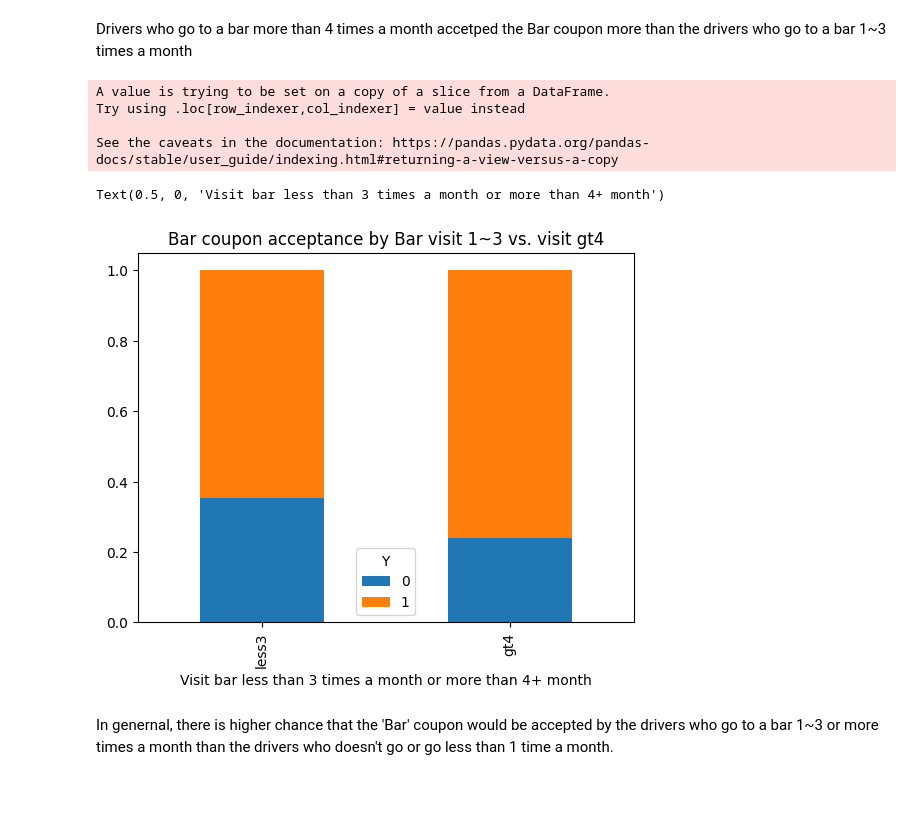
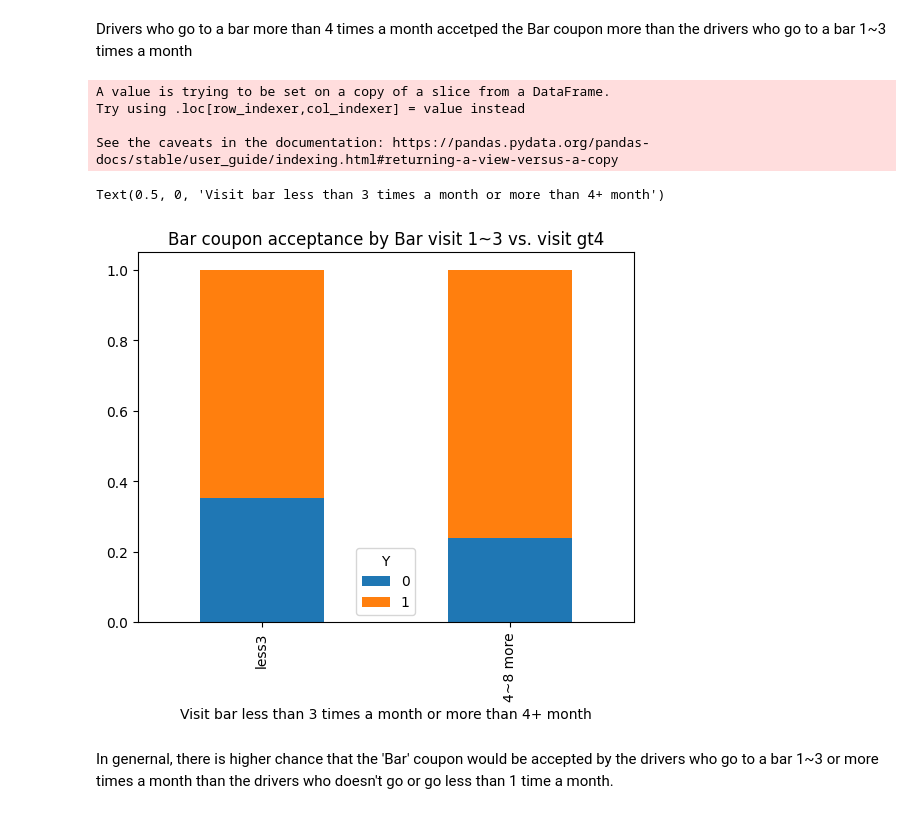
Before and after one commit to xlegend1024/kraftwork, a Jupyter notebook: assignment_5_1_starter/CouponAcceptanceAnalysis.ipynb, the cells around one changed output. Cells and saved outputs as stored; diff of their text form; code cells hidden in the pictures.

```diff
--- a/assignment_5_1_starter/CouponAcceptanceAnalysis.ipynb
+++ b/assignment_5_1_starter/CouponAcceptanceAnalysis.ipynb
@@ -398,20 +398,20 @@ Drivers who go to a bar more than 4 times a month accetped the Bar coupon more t
 # %%
 # ["never", "less1", "1~3", "4~8", "gt8"]
 
 # add a column that represents a driver who go to a bar more than 4 time a month
 dfCoupons["BarVisitGT4"] = dfCoupons["Bar"]\
-    .apply(lambda x: "gt4" if ((x == "4~8") or (x == "gt8")) else "less3")
+    .apply(lambda x: "4~8 more" if ((x == "4~8") or (x == "gt8")) else "less3")
 
 # Use the "BarVisitGG4" to compare two groups, the group where Bar is 1~3 and another group where Bar is 4~8 or gt8
-(dfCoupons.query("Bar not in ['never', 'less1',]").groupby(["BarVisitGT4", "Y"]).size()/dfCoupons.query("Bar not in ['never', 'less1',]").groupby(["BarVisitGT4"]).size()).unstack().loc[["less3", "gt4"]]\
+(dfCoupons.query("Bar not in ['never', 'less1',]").groupby(["BarVisitGT4", "Y"]).size()/dfCoupons.query("Bar not in ['never', 'less1',]").groupby(["BarVisitGT4"]).size()).unstack().loc[["less3", "4~8 more"]]\
     .plot.bar(stacked=True, title="Bar coupon acceptance by Bar visit 1~3 vs. visit gt4", legend=True).set_xlabel("Visit bar less than 3 times a month or more than 4+ month")
 # %% [output]
 A value is trying to be set on a copy of a slice from a DataFrame.
 Try using .loc[row_indexer,col_indexer] = value instead
 
 See the caveats in the documentation: https://pandas.pydata.org/pandas-docs/stable/user_guide/indexing.html#returning-a-view-versus-a-copy
 Text(0.5, 0, 'Visit bar less than 3 times a month or more than 4+ month')
-[figure, old version]
+[figure, new version]
 # %% [markdown]
 In genernal, there is higher chance that the 'Bar' coupon would be accepted by the drivers who go to a bar 1~3 or more times a month than the drivers who doesn't go or go less than 1 time a month.
 # %% [markdown]
```
